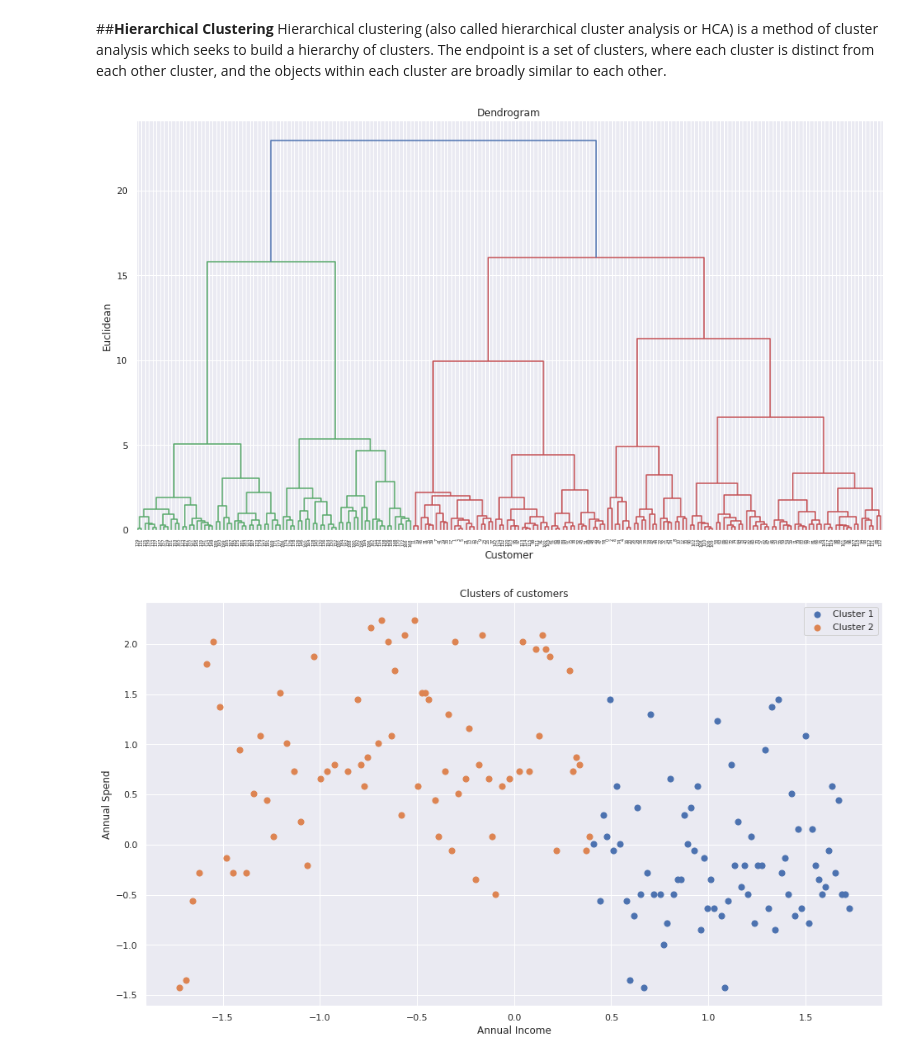
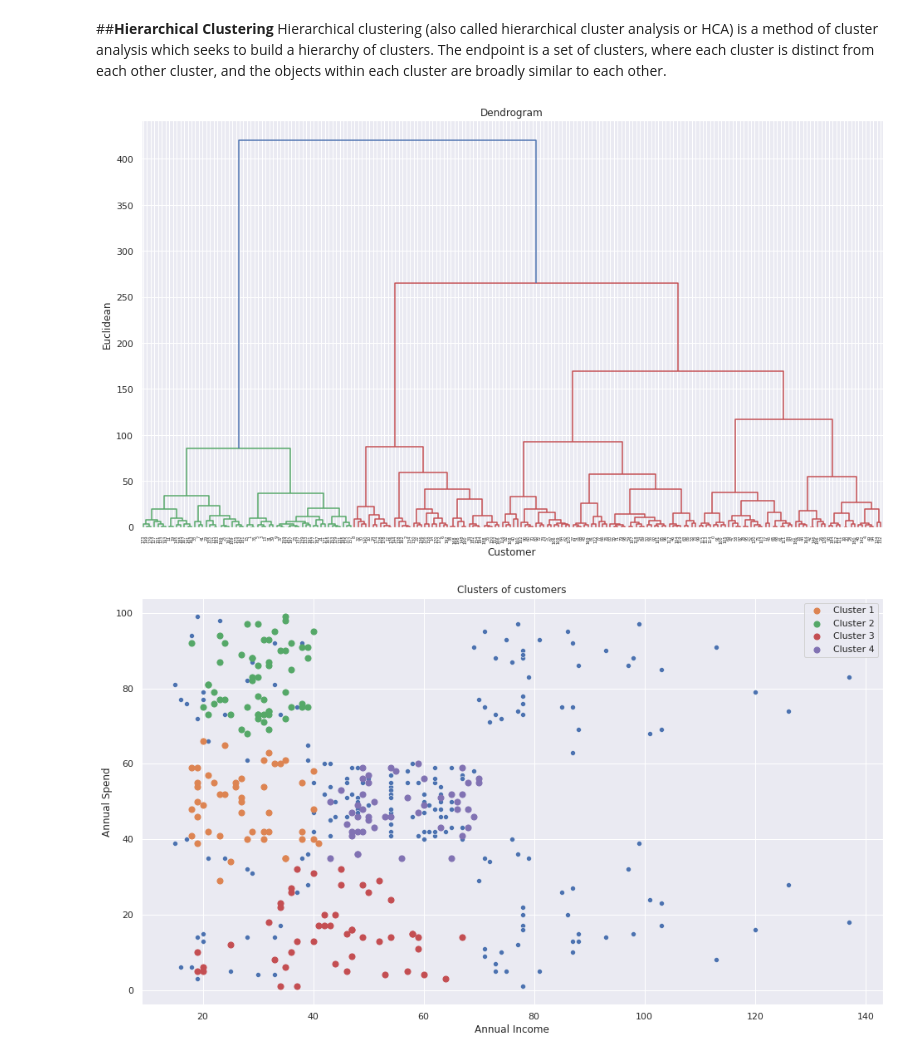
Before and after one commit to nadyasyahrita/Classification_Bank-Marketing, a Jupyter notebook: Clustering_Mall_Customer.ipynb, the cells around one changed output. Drawn from its saved outputs; the diff is of its cells as text; code cells hidden in the pictures.

```diff
--- a/Clustering_Mall_Customer.ipynb
+++ b/Clustering_Mall_Customer.ipynb
@@ -168,15 +103,14 @@ Kmeans algorithm is an iterative algorithm that tries to partition the dataset i
 ##**Search the Optimum Number of Cluster(k)**
 # %%
 # Transform Data Frame to Numpy Array
-income = mall_customer.to_numpy()
-income
+spend = mall_customer[['Age', 'Spending Score (1-100)']].to_numpy()
 
 # Elbow Method
 from sklearn.cluster import KMeans
 wcss = []
 for i in range(1,11):
     kmeans = KMeans(n_clusters=i, init='k-means++', max_iter=300, n_init=10, random_state=0)
-    kmeans.fit(income)
+    kmeans.fit(spend)
     wcss.append(kmeans.inertia_)
 
 # Visualize
@@ -213,18 +150,18 @@ dari hasil elbow method dapat dilihat bahwa nilai k yang terbaik adalah 4, maka
 ##**Modeling K-Means**
 # %%
 # Apply the K-Means Model to the Data
-kmeans = KMeans(n_clusters=2, init='k-means++', max_iter=300, n_init=10, random_state=0)
-cluster = kmeans.fit_predict(income)
+kmeans = KMeans(n_clusters=4, init='k-means++', max_iter=300, n_init=10, random_state=0)
+cluster = kmeans.fit_predict(spend)
 
-# Visualising Clusters for k=2
-#sns.scatterplot(x='Annual Income (k$)', y='Spending Score (1-100)', data=df_encoded)
-plt.scatter(income[cluster == 0, 0], income[cluster == 0, 1], s = 50, label = 'Cluster 1')
-plt.scatter(income[cluster == 1, 0], income[cluster == 1, 1], s = 50, label = 'Cluster 2')
+# Visualisasi cluster untuk K=4
+sns.scatterplot(x='Annual Income (k$)', y='Spending Score (1-100)', data= mall_customer)
+plt.scatter(spend[cluster == 0, 0], spend[cluster == 0, 1], s = 50, label = 'Cluster 1')
+plt.scatter(spend[cluster == 1, 0], spend[cluster == 1, 1], s = 50, label = 'Cluster 2')
+plt.scatter(spend[cluster == 2, 0], spend[cluster == 2, 1], s = 50, label = 'Cluster 3')
+plt.scatter(spend[cluster == 3, 0], spend[cluster == 3, 1], s = 50, label = 'Cluster 4')
+plt.scatter(kmeans.cluster_centers_[:,0], kmeans.cluster_centers_[:,1],s=200,marker='x', alpha=0.5, label='Centroids')
+plt.title('Customer segments')
+plt.xlabel('Annual Score')
 
-plt.scatter(kmeans.cluster_centers_[:,0], kmeans.cluster_centers_[:,1],s=200,marker='s', alpha=0.7, label='Centroids')
-plt.title('Customer segments')
-plt.xlabel('Annual income')
-plt.ylabel('Annual spend')
-plt.legend()
 plt.show()
 # %% [output]
@@ -263,27 +193,29 @@ Hierarchical clustering (also called hierarchical cluster analysis or HCA) is a
 # %%
 # Modeling and Visualizing Clusters by Dendogram
 import scipy.cluster.hierarchy as sch
-dend = sch.dendrogram(sch.linkage(income, method='ward'))
+dend = sch.dendrogram(sch.linkage(spend, method='ward'))
 plt.title('Dendrogram')
 plt.xlabel('Customer')
 plt.ylabel('Euclidean')
 plt.show()
 # %% [output]
-[figure, old version]
+[figure, new version]
 # %%
 # Apply the Hierarchical Clustering Model to the Dataset
 from sklearn.cluster import AgglomerativeClustering
-hc = AgglomerativeClustering(n_clusters=3, affinity='euclidean', linkage='ward')
-hcluster = hc.fit_predict(income)
+hc = AgglomerativeClustering(n_clusters=4, affinity='euclidean', linkage='ward')
+hcluster = hc.fit_predict(spend)
 
-# Visualising Clusters for k=2
-#sns.scatterplot(x='Annual Income (k$)', y='Spending Score (1-100)', data=df_encoded)
-plt.scatter(income[hcluster == 0, 0], income[hcluster == 0, 1], s = 50, label = 'Cluster 1')
-plt.scatter(income[hcluster == 1, 0], income[hcluster == 1, 1], s = 50, label = 'Cluster 2')
+# Visualising Clusters for k=4
+sns.scatterplot(x='Annual Income (k$)', y='Spending Score (1-100)', data= mall_customer)
+plt.scatter(spend[cluster == 0, 0], spend[cluster == 0, 1], s = 50, label = 'Cluster 1')
+plt.scatter(spend[cluster == 1, 0], spend[cluster == 1, 1], s = 50, label = 'Cluster 2')
+plt.scatter(spend[cluster == 2, 0], spend[cluster == 2, 1], s = 50, label = 'Cluster 3')
+plt.scatter(spend[cluster == 3, 0], spend[cluster == 3, 1], s = 50, label = 'Cluster 4')
 plt.title('Clusters of customers')
 plt.xlabel('Annual Income')
 plt.ylabel('Annual Spend')
 plt.legend()
 plt.show()
 # %% [output]
-[figure, old version]
+[figure, new version]
```
Also changed, not shown: parts of 12 cells of this notebook.
